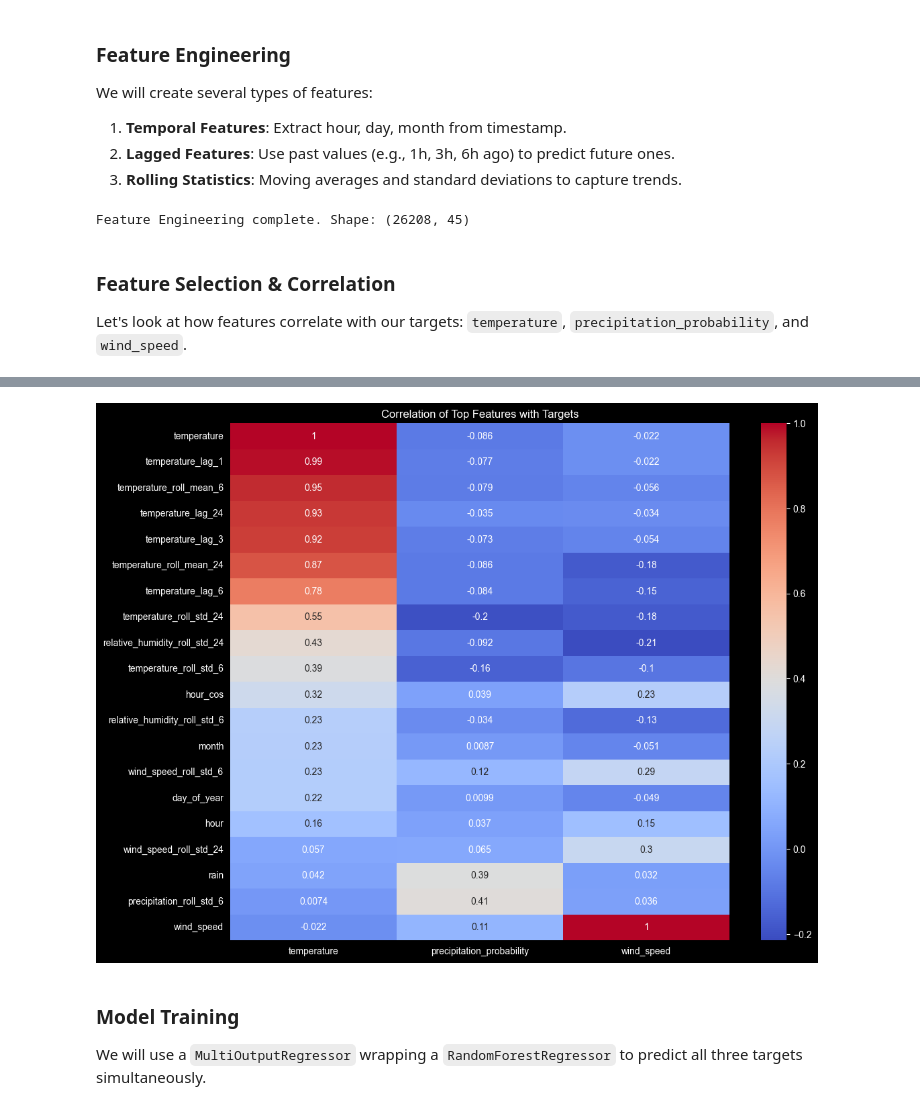
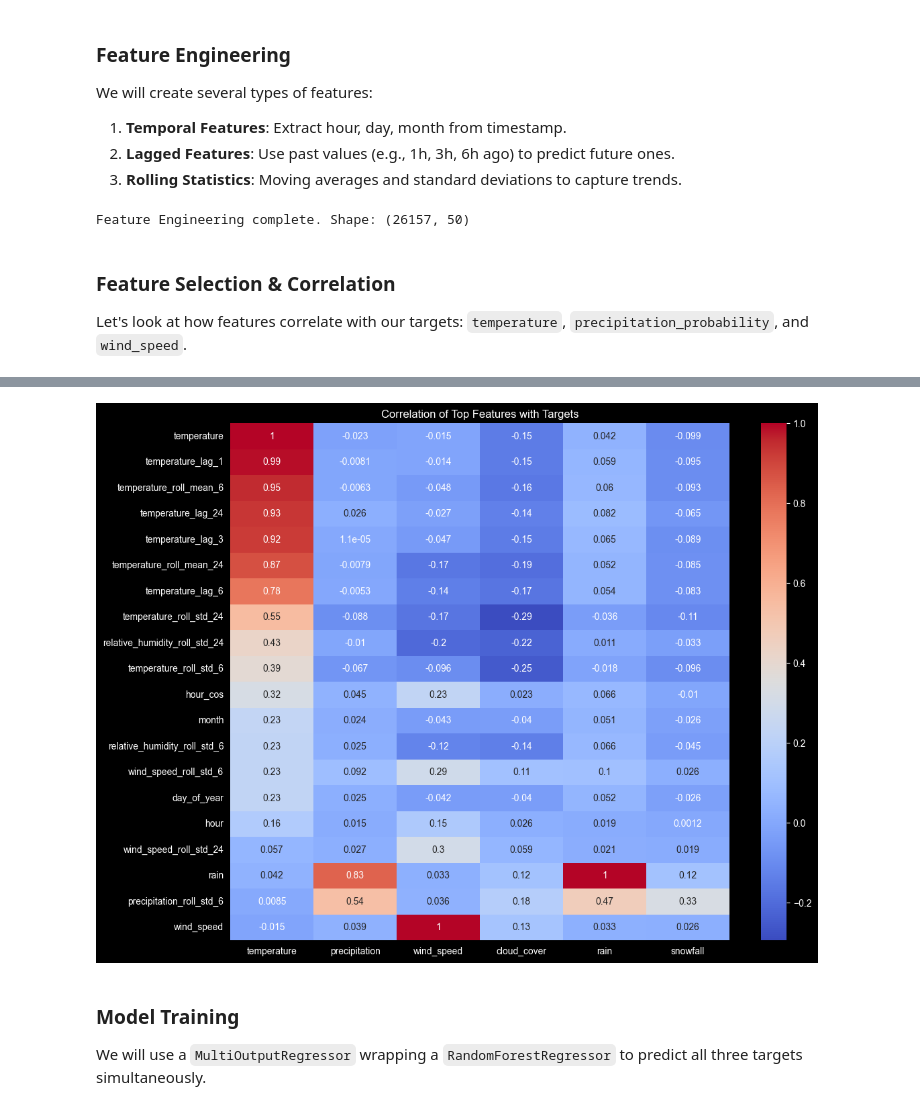
Before and after one commit to bluegroneman/wgu-capstone-project, a Jupyter notebook: src/python/NowCasting.ipynb, the cells around one changed output, grey strips where cells are left out. Drawn from its saved outputs; the diff is of its cells as text; code cells hidden in the pictures.

```diff
--- a/src/python/NowCasting.ipynb
+++ b/src/python/NowCasting.ipynb
@@ -82,51 +49,16 @@ We will create several types of features:
 2.  **Lagged Features**: Use past values (e.g., 1h, 3h, 6h ago) to predict future ones.
 3.  **Rolling Statistics**: Moving averages and standard deviations to capture trends.
 # %%
-def engineer_features(df):
-    # Create a copy to avoid SettingWithCopyWarning
-    df = df.copy()
-
-    # 1. Temporal Features
-    df['hour'] = df['time'].dt.hour
-    df['day_of_year'] = df['time'].dt.dayofyear
-    df['month'] = df['time'].dt.month
-
-    # Periodic encoding for cyclical features
-    df['hour_sin'] = np.sin(2 * np.pi * df['hour'] / 24)
-    df['hour_cos'] = np.cos(2 * np.pi * df['hour'] / 24)
-
-    # 2. Lagged Features (per location)
-    lags = [1, 3, 6, 24]
-    features_to_lag = ['temperature', 'precipitation', 'wind_speed', 'relative_humidity']
-
-    for lag in lags:
-        for col in features_to_lag:
-            if col in df.columns:
-                df[f'{col}_lag_{lag}'] = df.groupby('location')[col].shift(lag)
-
-    # 3. Rolling Statistics (per location)
-    windows = [6, 24]
-    for window in windows:
-        for col in features_to_lag:
-            if col in df.columns:
-                df[f'{col}_roll_mean_{window}'] = df.groupby('location')[col].transform(lambda x: x.rolling(window).mean())
-                df[f'{col}_roll_std_{window}'] = df.groupby('location')[col].transform(lambda x: x.rolling(window).std())
-
-    # Handle missing values created by lags/rolling windows
-    df = df.dropna()
-
-    return df
-
 df_engineered = engineer_features(df_raw)
 print(f"Feature Engineering complete. Shape: {df_engineered.shape}")
 # %% [output]
-Feature Engineering complete. Shape: (26208, 45)
+Feature Engineering complete. Shape: (26157, 50)
 # %% [markdown]
 ### Feature Selection & Correlation
 Let's look at how features correlate with our targets: `temperature`, `precipitation_probability`, and `wind_speed`.
 # %%
 # Define targets
-targets = ['temperature', 'precipitation_probability', 'wind_speed']
+targets = ['temperature', 'precipitation', 'wind_speed', 'cloud_cover', 'rain', 'snowfall']
 
 # Note: If precipitation_probability is missing in data, we can create a dummy or skip it for this scaffold
 for target in targets:
@@ -147,4 +78,4 @@ Warning: precipitation_probability missing in data. Creating a placeholder (usin
-[figure, old version]
+[figure, new version]
 # %% [markdown]
 ### Model Training
 We will use a `MultiOutputRegressor` wrapping a `RandomForestRegressor` to predict all three targets simultaneously.
```
Also changed, not shown: parts of 3 cells of this notebook, 1 other file.
